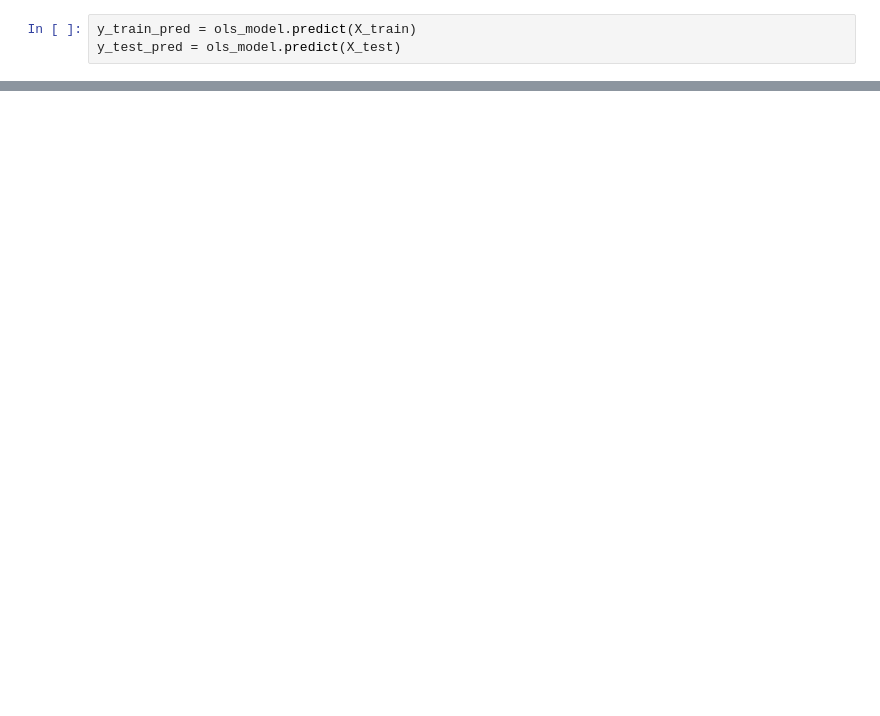
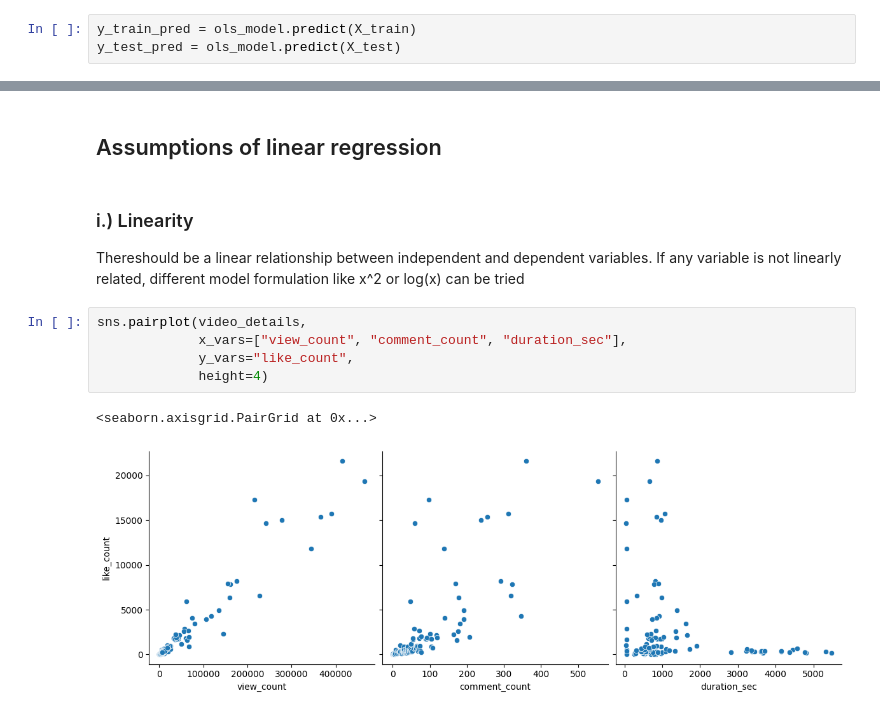
Before and after one commit to harsh1kumar/youtube-data, a Jupyter notebook: notebooks/data_processing.ipynb, the cells around one changed output, grey strips where cells are left out. Saved outputs shown, nothing was run; the diff lists cells and outputs as text; blank space fills up the shorter version.

Commit message:
Completed assumptions checking for regression

```diff
--- a/notebooks/data_processing.ipynb
+++ b/notebooks/data_processing.ipynb
@@ -395,0 +457,14 @@ Adj R2 = 0.8307
+# %% [markdown]
+## Assumptions of linear regression
+# %% [markdown]
+### i.) Linearity
+
+Thereshould be a linear relationship between independent and dependent variables. If any variable is not linearly related, different model formulation like x^2 or log(x) can be tried
+# %%
+sns.pairplot(video_details,
+             x_vars=["view_count", "comment_count", "duration_sec"],
+             y_vars="like_count",
+             height=4)
+# %% [output]
+<seaborn.axisgrid.PairGrid at 0x...>
+[figure, added]
```
Also changed, not shown: parts of 83 cells of this notebook.
